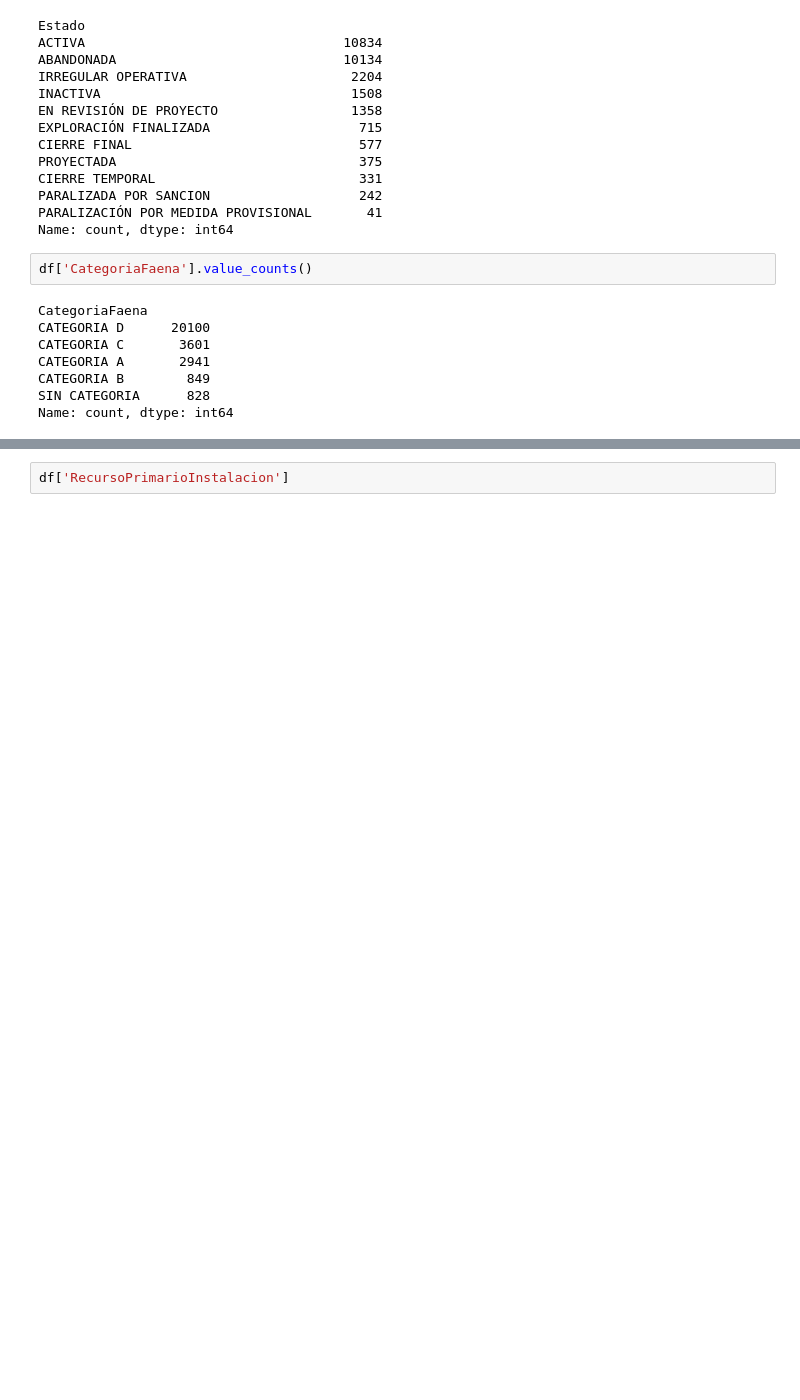
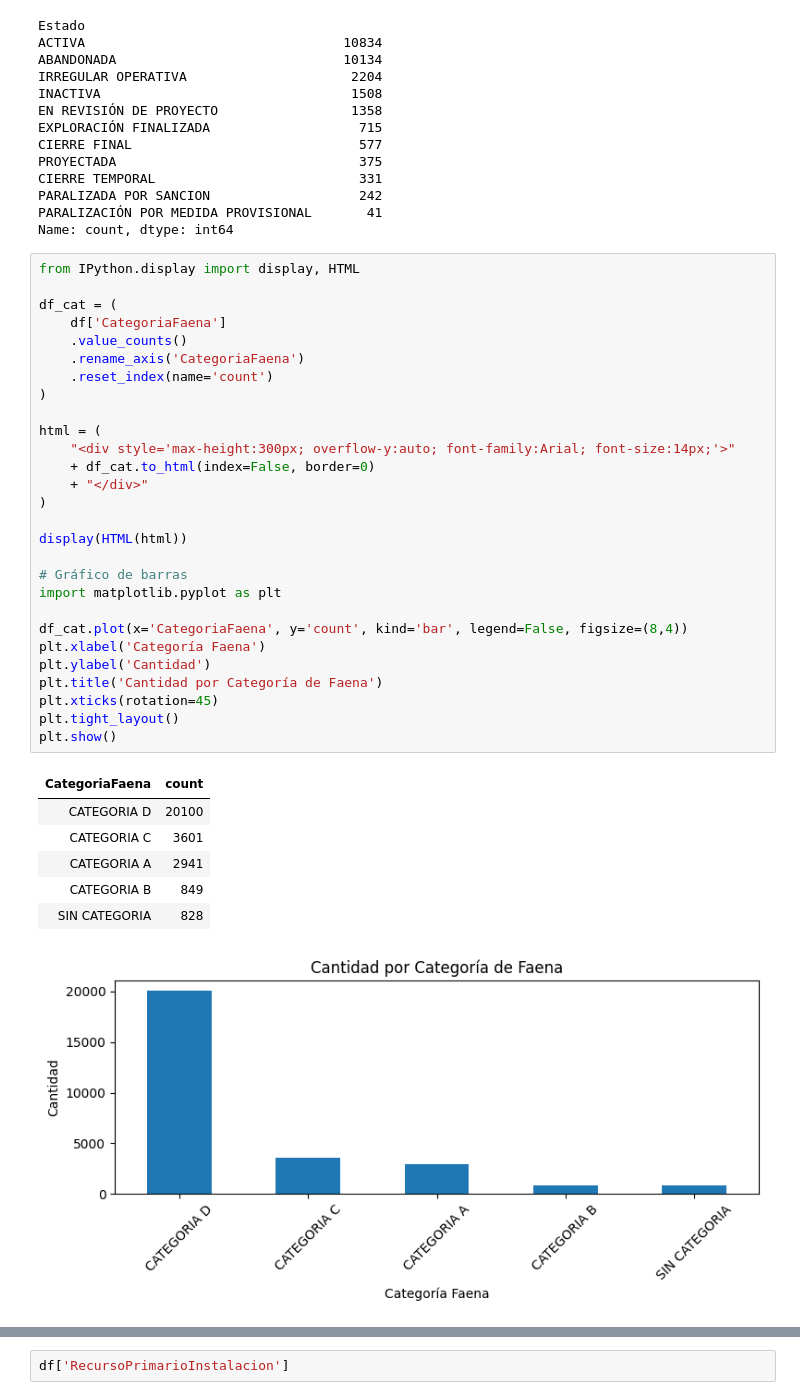
Before and after one commit to Arturo-Amberg/TrabajoTesis, a Jupyter notebook: Cluster/PreprocesamientoBD.ipynb, the cells around one changed output, grey strips where cells are left out. Cells and saved outputs as stored; diff of their text form; blank space fills up the shorter version.

```diff
--- a/Cluster/PreprocesamientoBD.ipynb
+++ b/Cluster/PreprocesamientoBD.ipynb
@@ -105,12 +117,38 @@ PARALIZADA POR SANCION                   242
 PARALIZACIÓN POR MEDIDA PROVISIONAL       41
 Name: count, dtype: int64
 # %%
-df['CategoriaFaena'].value_counts()
+from IPython.display import display, HTML
+
+df_cat = (
+    df['CategoriaFaena']
+    .value_counts()
+    .rename_axis('CategoriaFaena')
+    .reset_index(name='count')
+)
+
+html = (
+    "<div style='max-height:300px; overflow-y:auto; font-family:Arial; font-size:14px;'>"
+    + df_cat.to_html(index=False, border=0)
+    + "</div>"
+)
+
+display(HTML(html))
+
+# Gráfico de barras
+import matplotlib.pyplot as plt
+
+df_cat.plot(x='CategoriaFaena', y='count', kind='bar', legend=False, figsize=(8,4))
+plt.xlabel('Categoría Faena')
+plt.ylabel('Cantidad')
+plt.title('Cantidad por Categoría de Faena')
+plt.xticks(rotation=45)
+plt.tight_layout()
+plt.show()
 # %% [output]
-CategoriaFaena
-CATEGORIA D      20100
-CATEGORIA C       3601
-CATEGORIA A       2941
-CATEGORIA B        849
-SIN CATEGORIA      828
-Name: count, dtype: int64
+| CategoriaFaena | count |
+| CATEGORIA D | 20100 |
+| CATEGORIA C | 3601 |
+| CATEGORIA A | 2941 |
+| CATEGORIA B | 849 |
+| SIN CATEGORIA | 828 |
+[figure, added]
```
Also changed, not shown: parts of 29 cells of this notebook.
